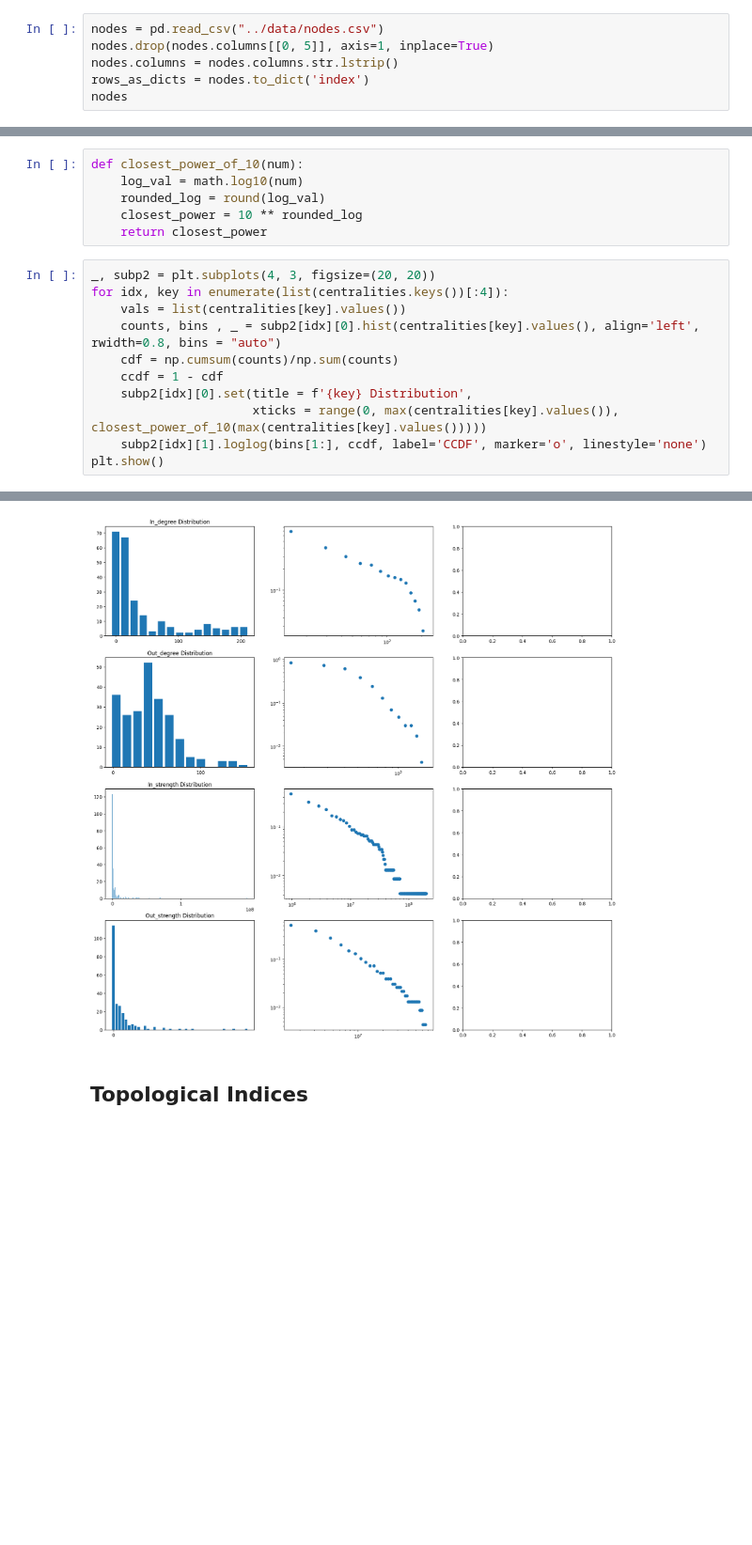
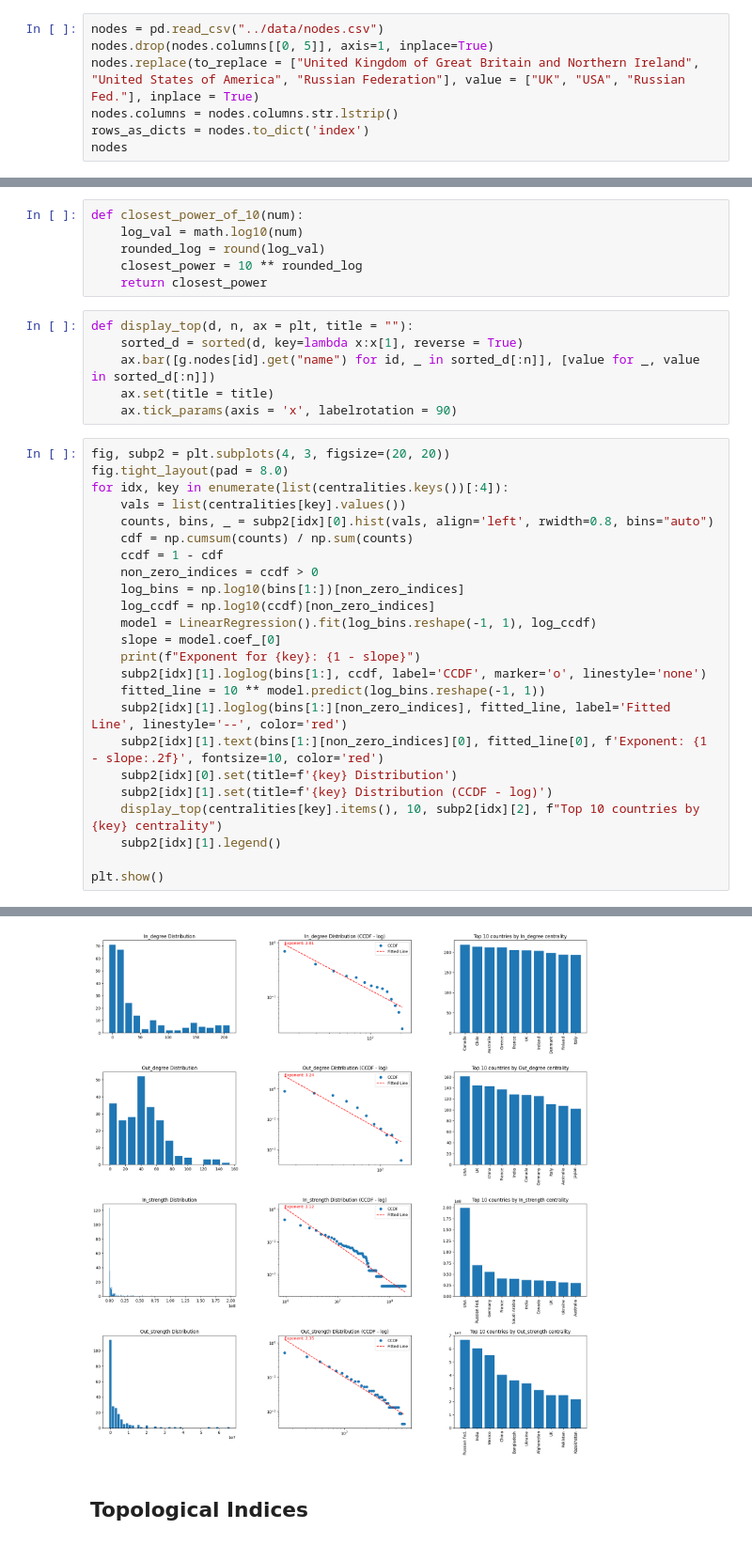
Before and after one commit to Ethangx8/AdvancedDataScienceCN, a Jupyter notebook: notebook/notebook.ipynb, the cells around one changed output, grey strips where cells are left out. Shown at 94% size. Cells and saved outputs as stored; diff of their text form; blank space fills up the shorter version.

```diff
--- a/notebook/notebook.ipynb
+++ b/notebook/notebook.ipynb
@@ -13,6 +14,7 @@ g = nx.DiGraph()
 # %%
 nodes = pd.read_csv("../data/nodes.csv")
 nodes.drop(nodes.columns[[0, 5]], axis=1, inplace=True)
+nodes.replace(to_replace = ["United Kingdom of Great Britain and Northern Ireland", "United States of America", "Russian Federation"], value = ["UK", "USA", "Russian Fed."], inplace = True)
 nodes.columns = nodes.columns.str.lstrip()
 rows_as_dicts = nodes.to_dict('index')
 nodes
@@ -182,15 +158,34 @@ def closest_power_of_10(num):
     rounded_log = round(log_val)
     closest_power = 10 ** rounded_log
     return closest_power
+# %%
+def display_top(d, n, ax = plt, title = ""):
+    sorted_d = sorted(d, key=lambda x:x[1], reverse = True)
+    ax.bar([g.nodes[id].get("name") for id, _ in sorted_d[:n]], [value for _, value in sorted_d[:n]])
+    ax.set(title = title)
+    ax.tick_params(axis = 'x', labelrotation = 90)
 # %%
-_, subp2 = plt.subplots(4, 3, figsize=(20, 20))
+fig, subp2 = plt.subplots(4, 3, figsize=(20, 20))
+fig.tight_layout(pad = 8.0)
 for idx, key in enumerate(list(centralities.keys())[:4]):
     vals = list(centralities[key].values())
-    counts, bins , _ = subp2[idx][0].hist(centralities[key].values(), align='left', rwidth=0.8, bins = "auto")
-    cdf = np.cumsum(counts)/np.sum(counts)
+    counts, bins, _ = subp2[idx][0].hist(vals, align='left', rwidth=0.8, bins="auto")
+    cdf = np.cumsum(counts) / np.sum(counts)
     ccdf = 1 - cdf
-    subp2[idx][0].set(title = f'{key} Distribution',
-                      xticks = range(0, max(centralities[key].values()), closest_power_of_10(max(centralities[key].values()))))
+    non_zero_indices = ccdf > 0
+    log_bins = np.log10(bins[1:])[non_zero_indices]
+    log_ccdf = np.log10(ccdf)[non_zero_indices]
+    model = LinearRegression().fit(log_bins.reshape(-1, 1), log_ccdf)
+    slope = model.coef_[0]
+    print(f"Exponent for {key}: {1 - slope}")
     subp2[idx][1].loglog(bins[1:], ccdf, label='CCDF', marker='o', linestyle='none')
+    fitted_line = 10 ** model.predict(log_bins.reshape(-1, 1))
+    subp2[idx][1].loglog(bins[1:][non_zero_indices], fitted_line, label='Fitted Line', linestyle='--', color='red')
+    subp2[idx][1].text(bins[1:][non_zero_indices][0], fitted_line[0], f'Exponent: {1 - slope:.2f}', fontsize=10, color='red')
+    subp2[idx][0].set(title=f'{key} Distribution')
+    subp2[idx][1].set(title=f'{key} Distribution (CCDF - log)')
+    display_top(centralities[key].items(), 10, subp2[idx][2], f"Top 10 countries by {key} centrality")
+    subp2[idx][1].legend()
+
 plt.show()
 # %% [output]
@@ -197,4 +196,4 @@ plt.show()
-[figure, old version]
+[figure, new version]
 # %% [markdown]
 ## Topological Indices
 # %%
```
Also changed, not shown: parts of 5 cells of this notebook.
